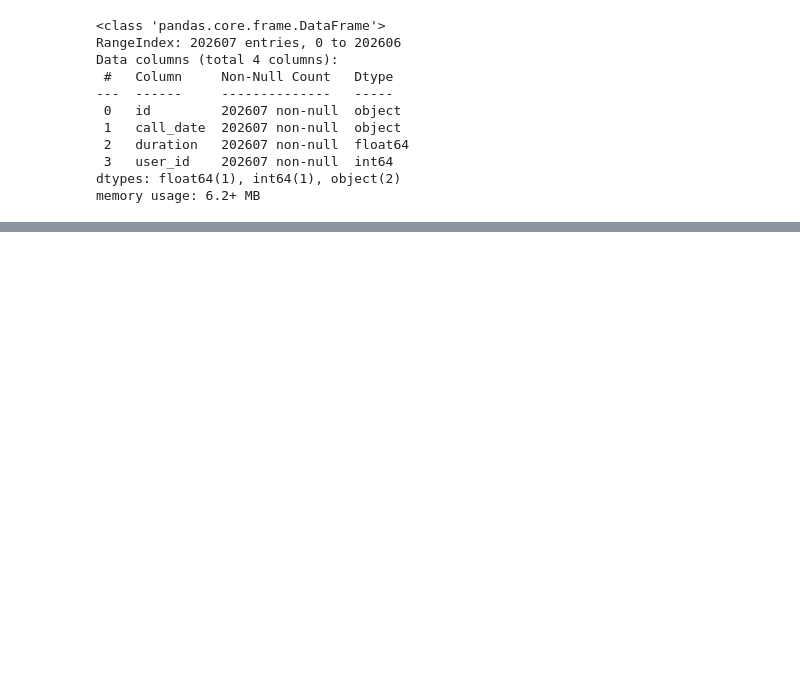
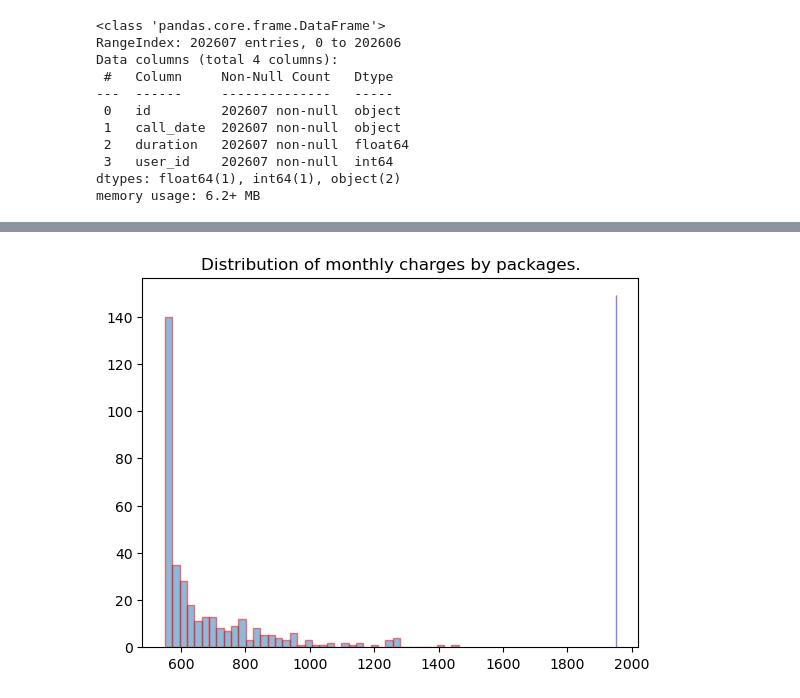
Before and after one commit to vzwork/statistical_analysis, a Jupyter notebook: project_en.ipynb, the cells around one changed output, grey strips where cells are left out. Drawn from its saved outputs; the diff is of its cells as text; code cells hidden in the pictures; blank space fills up the shorter version.

```diff
--- a/project_en.ipynb
+++ b/project_en.ipynb
@@ -1116,0 +484,9 @@ the profits in "Moscow" and other regions were different
+# %%
+plt.hist(df_users[df_users.tariff == 'smart'].costs_total /
+         df_users[df_users.tariff == 'smart'].periods, alpha=0.5, edgecolor='red', bins=40)
+plt.hist(df_users[df_users.tariff == 'ultra'].costs_total /
+         df_users[df_users.tariff == 'ultra'].periods, alpha=0.5, edgecolor='blue', bins=40)
+plt.title('Distribution of monthly charges by packages.')
+plt.show()
+# %% [output]
+[figure, added]
```
Also changed, not shown: parts of 250 cells of this notebook, 1 other file.
